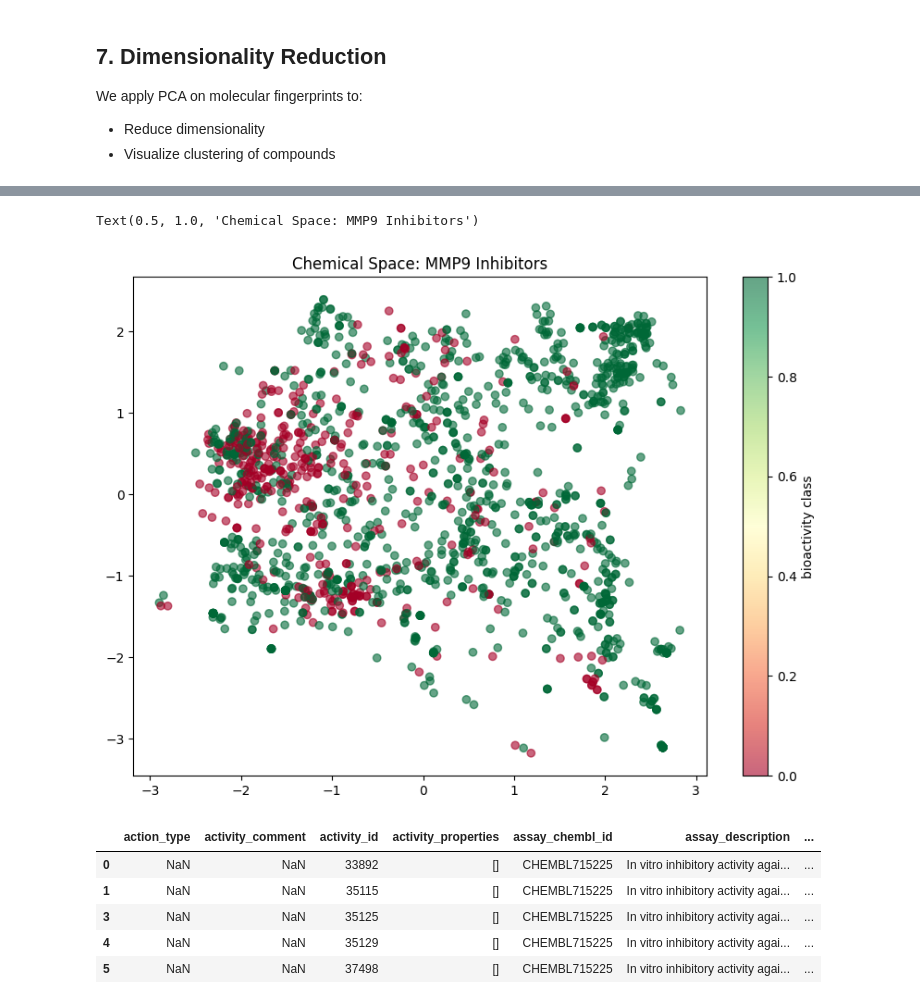
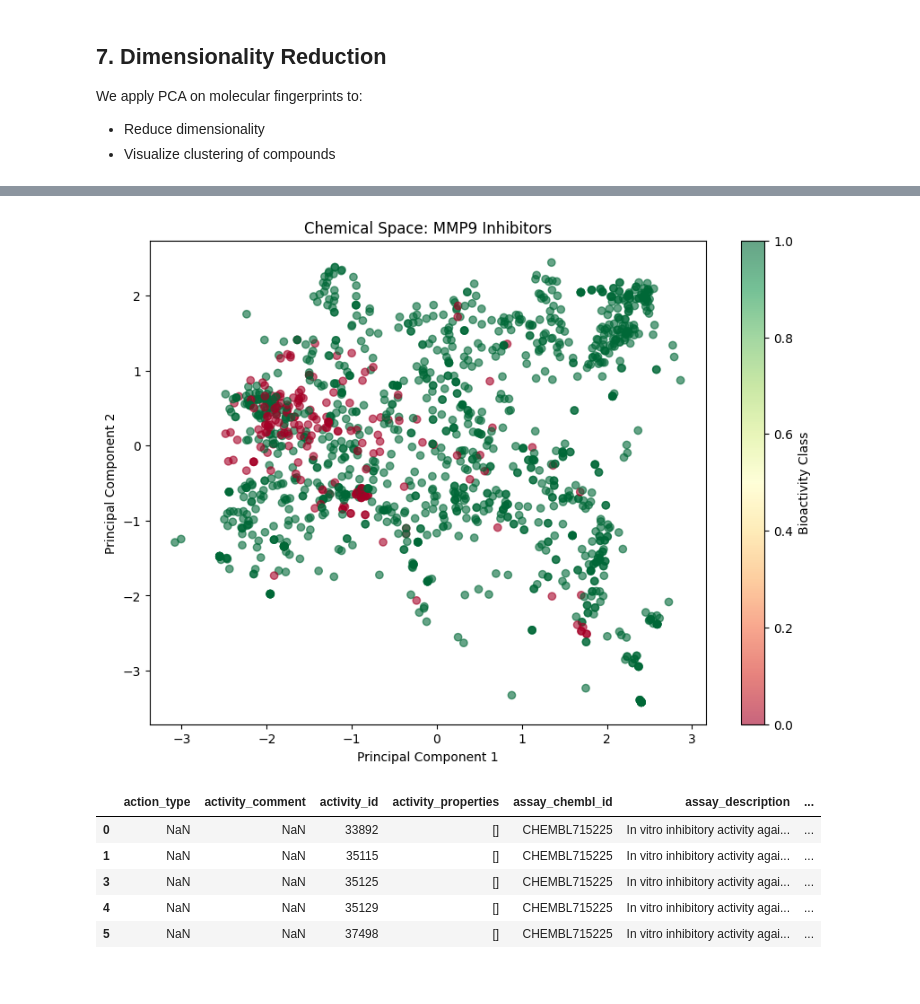
Before and after one commit to syedasonianaz/drug_discovery_mmp9, a Jupyter notebook: notebook/data_processing.ipynb, the cells around one changed output, grey strips where cells are left out. Saved outputs shown, nothing was run; the diff lists cells and outputs as text; code cells hidden in the pictures.

```diff
--- a/notebook/data_processing.ipynb
+++ b/notebook/data_processing.ipynb
@@ -223,18 +225,33 @@ We apply PCA on molecular fingerprints to:
 - Reduce dimensionality
 - Visualize clustering of compounds
 # %%
+print("Calculating modern Morgan Fingerprints...")
+
+# 1. Initialize the generator ONCE outside the loop (Massive performance boost)
+morgan_gen = rdFingerprintGenerator.GetMorganGenerator(radius=2, fpSize=2048)
+
+# 2. Apply the new generator to convert SMILES to BitVectors
 fps = df["canonical_smiles"].apply(
-    lambda s: AllChem.GetMorganFingerprintAsBitVect(MolFromSmiles(s), 2, 2048)
+    lambda s: morgan_gen.GetFingerprint(Chem.MolFromSmiles(s))
 )
+
+# 3. Convert the list of BitVectors into a NumPy array for scikit-learn
 X = np.array([list(fp) for fp in fps])
 
+# 4. Perform Dimensionality Reduction
+print("Mapping Chemical Space via PCA...")
 pca = PCA(n_components=2)
 coords = pca.fit_transform(X)
 
+# 5. Visualize the MMP9 Inhibitor Space
 plt.figure(figsize=(10, 7))
 scatter = plt.scatter(coords[:,0], coords[:,1],
                       c=df["bioactivity_class"],
                       cmap="RdYlGn", alpha=0.6)
-plt.colorbar(scatter, label="bioactivity class")
+
+plt.colorbar(scatter, label="Bioactivity Class")
 plt.title("Chemical Space: MMP9 Inhibitors")
+plt.xlabel("Principal Component 1")
+plt.ylabel("Principal Component 2")
+plt.show()
 # %% [output]
@@ -258,5 +260,4 @@ plt.title("Chemical Space: MMP9 Inhibitors")
-Text(0.5, 1.0, 'Chemical Space: MMP9 Inhibitors')
-[figure, old version]
+[figure, new version]
 # %%
 df.head()
 # %% [output]
```
Also changed, not shown: parts of 14 cells of this notebook, 3 other files.
